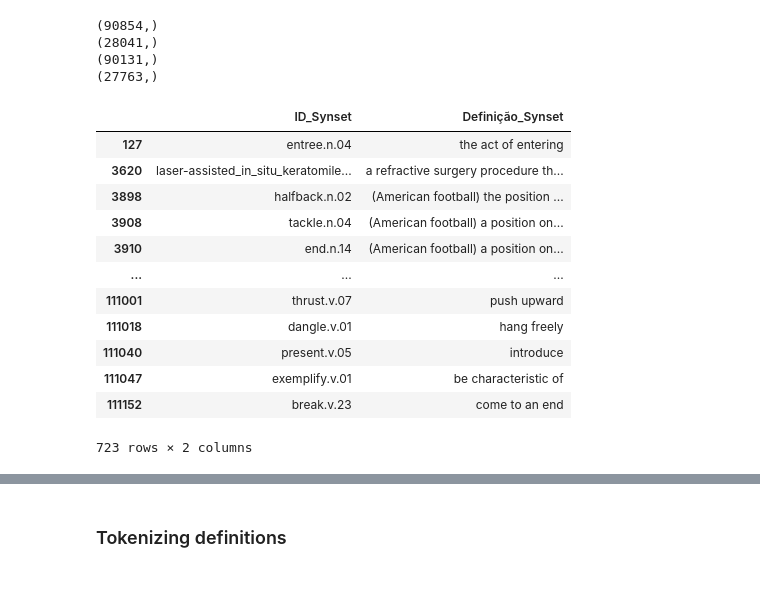
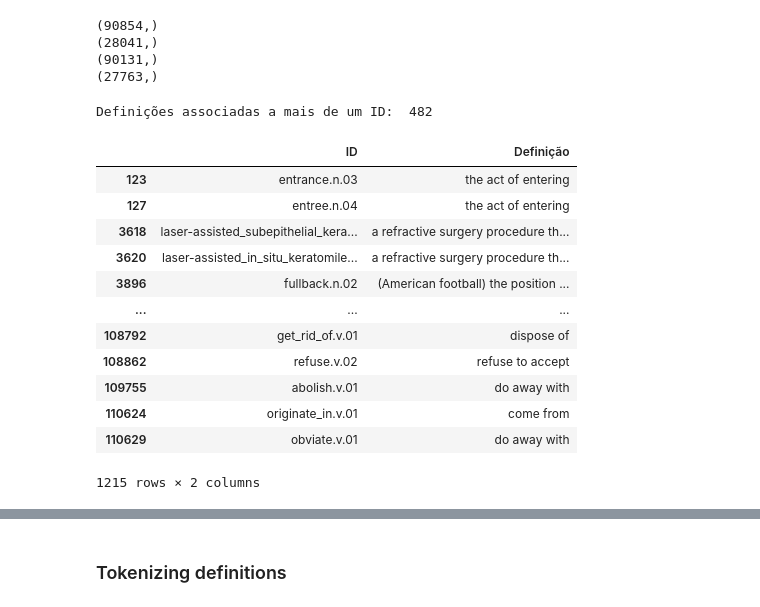
Before and after one commit to jpelayx/nlp, a Jupyter notebook: dataset.ipynb, the cells around one changed output, grey strips where cells are left out. Cells and saved outputs as stored; diff of their text form; code cells hidden in the pictures.

```diff
--- a/dataset.ipynb
+++ b/dataset.ipynb
@@ -104,20 +104,24 @@ print(data['Definição_Relacionada'].unique().shape)
 (28041,)
 (90131,)
 (27763,)
-# %%
-syn = data[['ID_Synset', 'Definição_Synset']][data['Definição_Synset'].duplicated() != data['ID_Synset'].duplicated()]
-syn
-# %% [output]
-|  | ID_Synset | Definição_Synset |
-| 127 | entree.n.04 | the act of entering |
-| 3620 | laser-assisted_in_situ_keratomile... | a refractive surgery procedure th... |
-| 3898 | halfback.n.02 | (American football) the position ... |
-| 3908 | tackle.n.04 | (American football) a position on... |
-| 3910 | end.n.14 | (American football) a position on... |
-| ... | ... | ... |
-| 111001 | thrust.v.07 | push upward |
-| 111018 | dangle.v.01 | hang freely |
-| 111040 | present.v.05 | introduce |
-| 111047 | exemplify.v.01 | be characteristic of |
-| 111152 | break.v.23 | come to an end |
-723 rows × 2 columns
+# %%
+syn = entities[entities['Definição'].duplicated(keep=False)]
+syn.to_csv('data/duplicated-defs.csv')
+
+print('Definições associadas a mais de um ID: ', len(syn['Definição'].unique()))
+syn
+# %% [output]
+Definições associadas a mais de um ID:  482
+|  | ID | Definição |
+| 123 | entrance.n.03 | the act of entering |
+| 127 | entree.n.04 | the act of entering |
+| 3618 | laser-assisted_subepithelial_kera... | a refractive surgery procedure th... |
+| 3620 | laser-assisted_in_situ_keratomile... | a refractive surgery procedure th... |
+| 3896 | fullback.n.02 | (American football) the position ... |
+| ... | ... | ... |
+| 108792 | get_rid_of.v.01 | dispose of |
+| 108862 | refuse.v.02 | refuse to accept |
+| 109755 | abolish.v.01 | do away with |
+| 110624 | originate_in.v.01 | come from |
+| 110629 | obviate.v.01 | do away with |
+1215 rows × 2 columns
```
Also changed, not shown: parts of 4 cells of this notebook.
